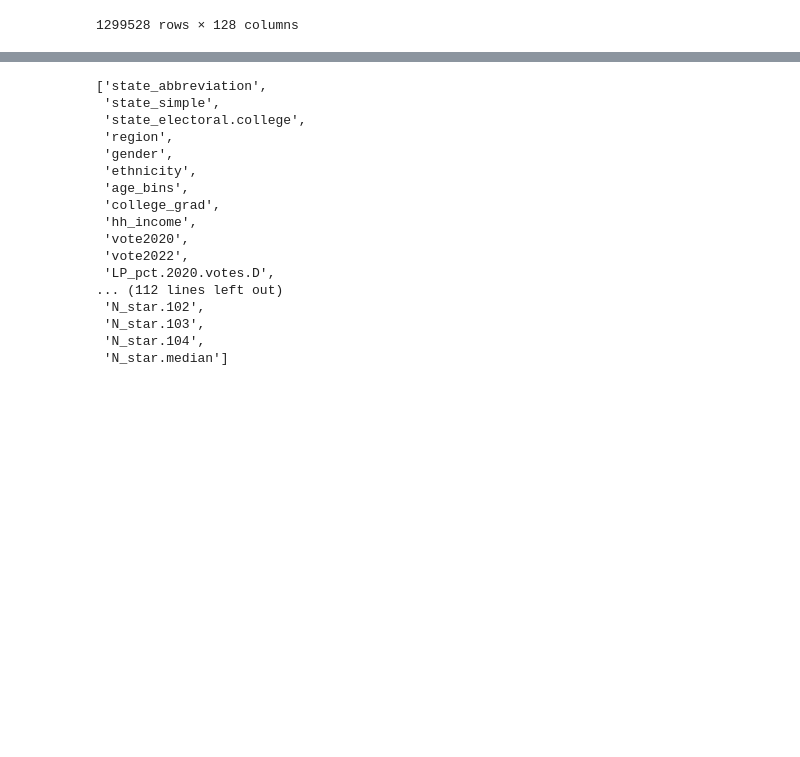
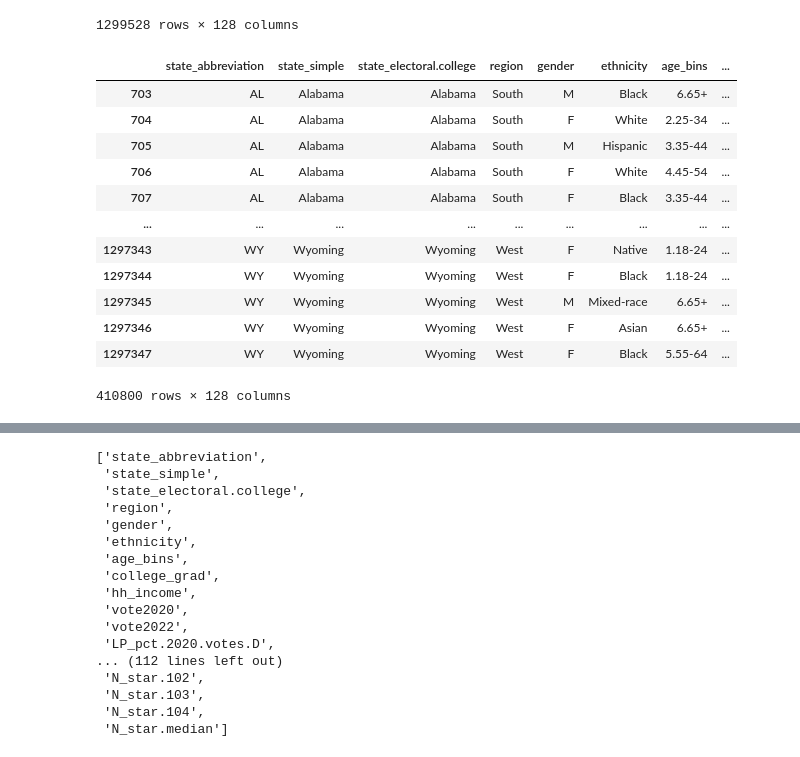
Before and after one commit to Yuyue716/Is_culture_king, a Jupyter notebook: MrP_pipeline/2.stratification_frame_cleaning.ipynb, the cells around one changed output, grey strips where cells are left out. Drawn from its saved outputs; the diff is of its cells as text; code cells hidden in the pictures; blank space fills up the shorter version.

```diff
--- a/MrP_pipeline/2.stratification_frame_cleaning.ipynb
+++ b/MrP_pipeline/2.stratification_frame_cleaning.ipynb
@@ -26,3 +26,24 @@ strat_df
 | 1299526 | WY | Wyoming | Wyoming | West | F | Asian | 6.65+ | ... |
 | 1299527 | WY | Wyoming | Wyoming | West | F | Black | 5.55-64 | ... |
 1299528 rows × 128 columns
+# %%
+test_df = strat_df[
+	(strat_df['N_star.1'] == 0)
+	& (strat_df['N_star.2'] == 0)
+	& (strat_df['N_star.median'] == 0)
+]
+test_df
+# %% [output]
+|  | state_abbreviation | state_simple | state_electoral.college | region | gender | ethnicity | age_bins | ... |
+| 703 | AL | Alabama | Alabama | South | M | Black | 6.65+ | ... |
+| 704 | AL | Alabama | Alabama | South | F | White | 2.25-34 | ... |
+| 705 | AL | Alabama | Alabama | South | M | Hispanic | 3.35-44 | ... |
+| 706 | AL | Alabama | Alabama | South | F | White | 4.45-54 | ... |
+| 707 | AL | Alabama | Alabama | South | F | Black | 3.35-44 | ... |
+| ... | ... | ... | ... | ... | ... | ... | ... | ... |
+| 1297343 | WY | Wyoming | Wyoming | West | F | Native | 1.18-24 | ... |
+| 1297344 | WY | Wyoming | Wyoming | West | F | Black | 1.18-24 | ... |
+| 1297345 | WY | Wyoming | Wyoming | West | M | Mixed-race | 6.65+ | ... |
+| 1297346 | WY | Wyoming | Wyoming | West | F | Asian | 6.65+ | ... |
+| 1297347 | WY | Wyoming | Wyoming | West | F | Black | 5.55-64 | ... |
+410800 rows × 128 columns
```
Also changed, not shown: parts of 18 cells of this notebook, 43 other files.
